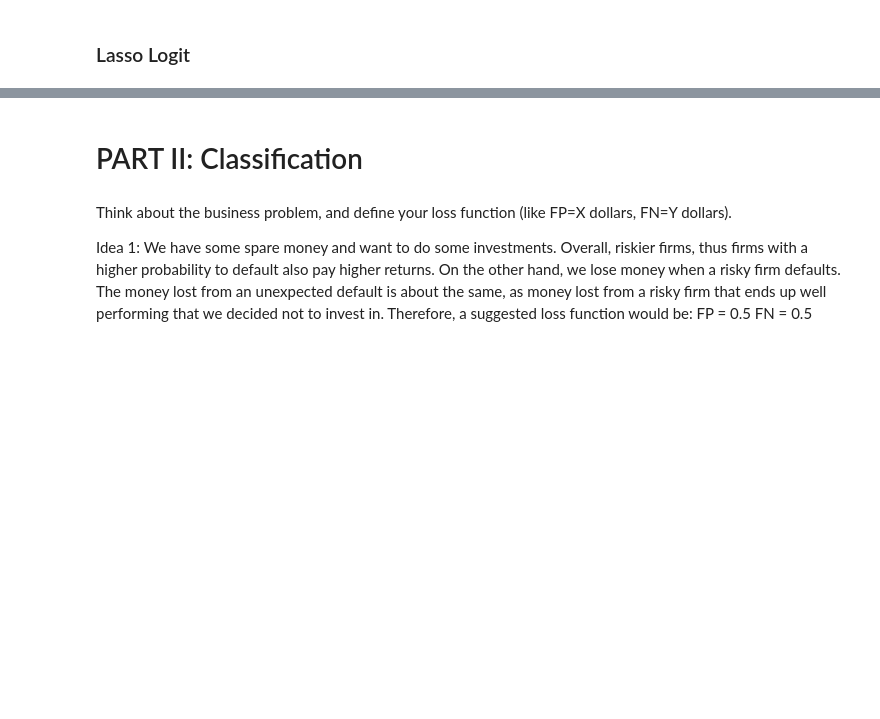
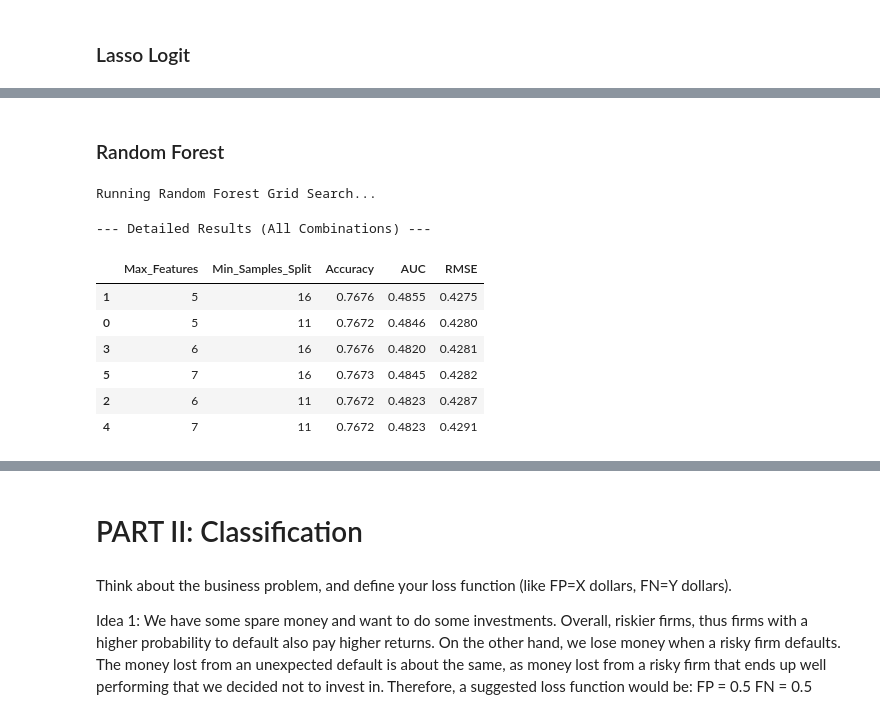
Before and after one commit to 4mbrus/Data-Analysis-3, a Jupyter notebook: Assignment 2/assignment_2.ipynb, the cells around one changed output, grey strips where cells are left out. Cells and saved outputs as stored; diff of their text form; code cells hidden in the pictures; blank space fills up the shorter version.

```diff
--- a/Assignment 2/assignment_2.ipynb
+++ b/Assignment 2/assignment_2.ipynb
@@ -501,8 +507,2 @@ summary_df.round(3)
 # %% [markdown]
 ### Logistic Regression with Cross-Validation for X1:X5
-# %%
-index_train, index_holdout= train_test_split(
-    firms_df.index.values, train_size=round(0.8*len(firms_df.index)), random_state=42)
-
-y_train = y[index_train]
-y_holdout = y[index_holdout]
@@ -648,0 +718,70 @@ loglasso_overview
+# %% [markdown]
+### Random Forest
+# %%
+holdout_idx = X_holdout.index
+X_train_rf = rfvars.loc[train_idx]
+X_holdout = rfvars.loc[holdout_idx]
+y_train_rf = y_train
+# %%
+# Define Grid & Model
+grid = {
+    'max_features': [5, 6, 7],
+    'criterion': ['gini'],
+    'min_samples_split': [11, 16]
+}
+
+prob_forest = RandomForestClassifier(
+    random_state=42,
+    n_estimators=100,
+    oob_score=True
+)
+
+# Run Grid Search
+prob_forest_grid = GridSearchCV(
+    prob_forest,
+    grid,
+    cv=5,
+    refit='accuracy',
+    scoring=['accuracy', 'roc_auc', 'neg_brier_score'],
+    n_jobs=-1
+)
+
+print("Running Random Forest Grid Search...")
+prob_forest_grid.fit(X_train_rf, y_train_rf)
+
+# --- TABLE 1: DETAILED RESULTS (Every Combination) ---
+
+# Extract results into a DataFrame
+cv_results = pd.DataFrame(prob_forest_grid.cv_results_)
+
+# Keep only the columns we care about
+# params: The hyperparams
+# mean_test_...: The scores
+cols_to_keep = ['param_max_features', 'param_min_samples_split',
+                'mean_test_accuracy', 'mean_test_roc_auc', 'mean_test_neg_brier_score']
+summary_table = cv_results[cols_to_keep].copy()
+
+# Rename columns for readability
+summary_table.columns = ['Max_Features', 'Min_Samples_Split', 'Accuracy', 'AUC', 'Neg_Brier']
+
+# Calculate RMSE from Neg_Brier
+summary_table['RMSE'] = np.sqrt(-1 * summary_table['Neg_Brier'])
+
+# Drop the confusing 'Neg_Brier' column now that we have RMSE
+summary_table = summary_table.drop(columns=['Neg_Brier'])
+
+# Sort by Lowest RMSE (Best Probabilities)
+summary_table = summary_table.sort_values(by='RMSE', ascending=True)
+
+print("\n--- Detailed Results (All Combinations) ---")
+summary_table.round(4)
+# %% [output]
+Running Random Forest Grid Search...
+--- Detailed Results (All Combinations) ---
+|  | Max_Features | Min_Samples_Split | Accuracy | AUC | RMSE |
+| 1 | 5 | 16 | 0.7676 | 0.4855 | 0.4275 |
+| 0 | 5 | 11 | 0.7672 | 0.4846 | 0.4280 |
+| 3 | 6 | 16 | 0.7676 | 0.4820 | 0.4281 |
+| 5 | 7 | 16 | 0.7673 | 0.4845 | 0.4282 |
+| 2 | 6 | 11 | 0.7672 | 0.4823 | 0.4287 |
+| 4 | 7 | 11 | 0.7672 | 0.4823 | 0.4291 |
```
Also changed, not shown: parts of 47 cells of this notebook.
